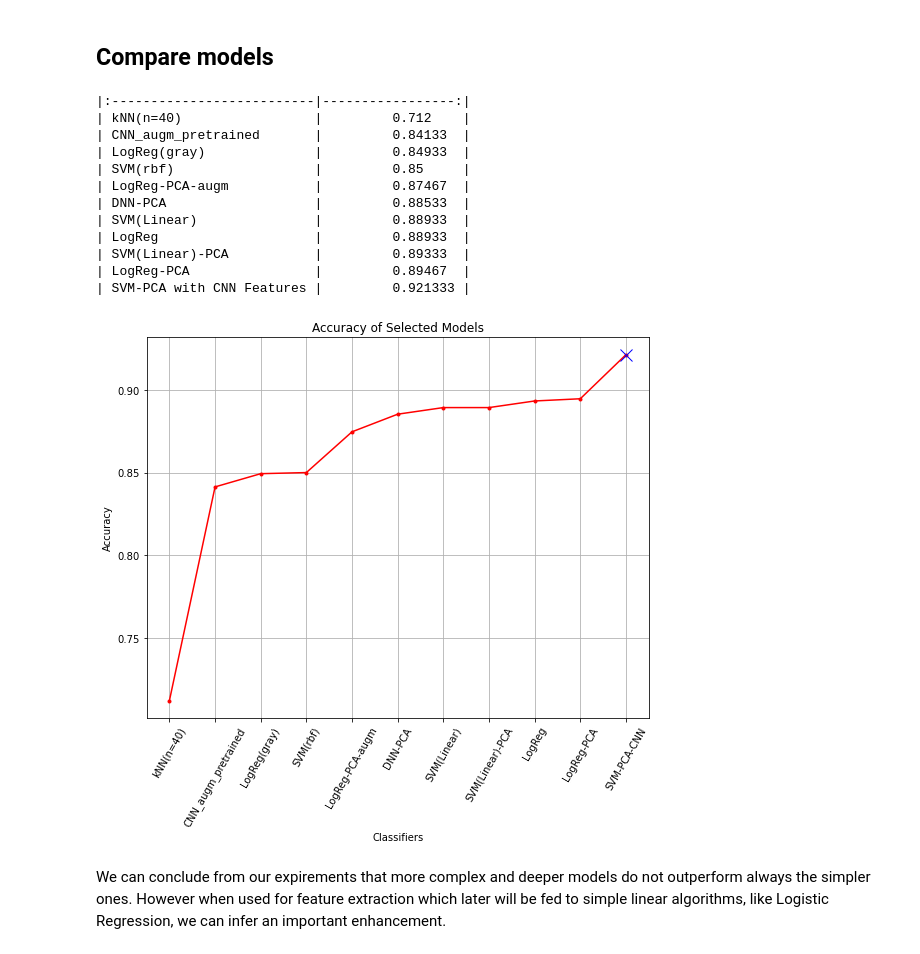
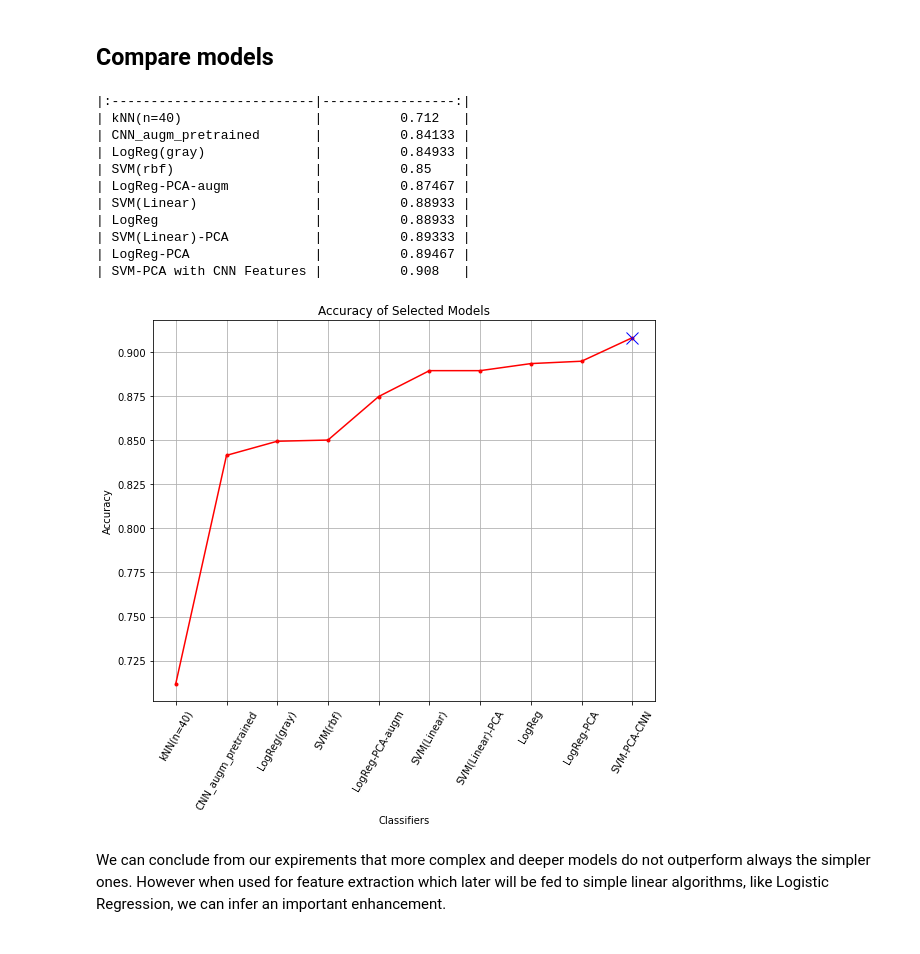
Before and after one commit to xeniakal/AMLS_20-21_SN20159465, a Jupyter notebook: A1/GenderClassification.ipynb, the cells around one changed output. Saved outputs shown, nothing was run; the diff lists cells and outputs as text; code cells hidden in the pictures.

```diff
--- a/A1/GenderClassification.ipynb
+++ b/A1/GenderClassification.ipynb
@@ -1354,55 +1352,54 @@ acc_cnn_augm_pretrained=0.84133
 acc_gray_lr=0.84933
 acc_rbf_SVM=0.85000
 acc_lr_PCA_augm=0.87467
-acc_dnn_PCA=0.88533
 acc_Linear_SVM=0.88933
 acc_Linear_SVM_PCA=0.89333
 acc_lr=0.88933
 acc_lr_PCA=0.89467
+acc_lr_CNN = 0.90800
 
 data={'kNN(n=40)':[acc_kNN],'CNN_augm_pretrained':[acc_cnn_augm_pretrained],
       'LogReg(gray)':[acc_gray_lr],'SVM(rbf)':[acc_rbf_SVM],'LogReg-PCA-augm':[acc_lr_PCA_augm],
-      'DNN-PCA':[acc_dnn_PCA],'SVM(Linear)':[acc_Linear_SVM],'LogReg':[acc_lr],
+      'SVM(Linear)':[acc_Linear_SVM],'LogReg':[acc_lr],
       'SVM(Linear)-PCA':[acc_Linear_SVM_PCA],'LogReg-PCA':[acc_lr_PCA],'SVM-PCA with CNN Features':[acc_lr_CNN]}
 df=pd.DataFrame.from_dict(data,orient='index',columns=['Accuracy Score'])
 df.sort_values(by=df.columns[0],ascending=False, inplace=False)
 print(df.to_markdown())
 
 accuracies = [acc_kNN, acc_cnn_augm_pretrained,acc_gray_lr, acc_rbf_SVM, acc_lr_PCA_augm,
-              acc_dnn_PCA, acc_Linear_SVM,acc_lr,acc_Linear_SVM_PCA,acc_lr_PCA,acc_lr_CNN]
+              acc_Linear_SVM,acc_lr,acc_Linear_SVM_PCA,acc_lr_PCA,acc_lr_CNN]
 accuracies = np.array(accuracies)
 acc_list=["kNN(n=40)", "CNN_augm_pretrained","LogReg(gray)","SVM(rbf)","LogReg-PCA-augm",
-          "DNN-PCA", "SVM(Linear)","SVM(Linear)-PCA","LogReg","LogReg-PCA","SVM-PCA-CNN"]
+           "SVM(Linear)","SVM(Linear)-PCA","LogReg","LogReg-PCA","SVM-PCA-CNN"]
 
 plt.figure(figsize=(9,7))
 plt.title('Accuracy of Selected Models')
 plt.plot(acc_list,accuracies, 'r.-')
 
 #spot maximum accuracy
 acc_max = np.array(accuracies).max()
 index=np.where(accuracies==acc_max)
 index = index[0][0]
 plt.plot(acc_list[index],acc_max,'x',color='b',markersize=12)
 
 plt.grid()
 plt.ylabel('Accuracy')
 plt.xlabel('Classifiers')
 plt.xticks(rotation=60)
 plt.show()
 # %% [output]
 |:--------------------------|-----------------:|
-| kNN(n=40)                 |         0.712    |
-| CNN_augm_pretrained       |         0.84133  |
-| LogReg(gray)              |         0.84933  |
-| SVM(rbf)                  |         0.85     |
-| LogReg-PCA-augm           |         0.87467  |
-| DNN-PCA                   |         0.88533  |
-| SVM(Linear)               |         0.88933  |
-| LogReg                    |         0.88933  |
-| SVM(Linear)-PCA           |         0.89333  |
-| LogReg-PCA                |         0.89467  |
-| SVM-PCA with CNN Features |         0.921333 |
+| kNN(n=40)                 |          0.712   |
+| CNN_augm_pretrained       |          0.84133 |
+| LogReg(gray)              |          0.84933 |
+| SVM(rbf)                  |          0.85    |
+| LogReg-PCA-augm           |          0.87467 |
+| SVM(Linear)               |          0.88933 |
+| LogReg                    |          0.88933 |
+| SVM(Linear)-PCA           |          0.89333 |
+| LogReg-PCA                |          0.89467 |
+| SVM-PCA with CNN Features |          0.908   |
-[figure, old version]
+[figure, new version]
 # %% [markdown]
 We can conclude from our expirements that more complex and deeper models do not outperform always the simpler ones.
 However when used for feature extraction which later will be fed to simple linear algorithms, like Logistic Regression, we can infer an important enhancement.
```
Also changed, not shown: parts of 1 cell of this notebook.
